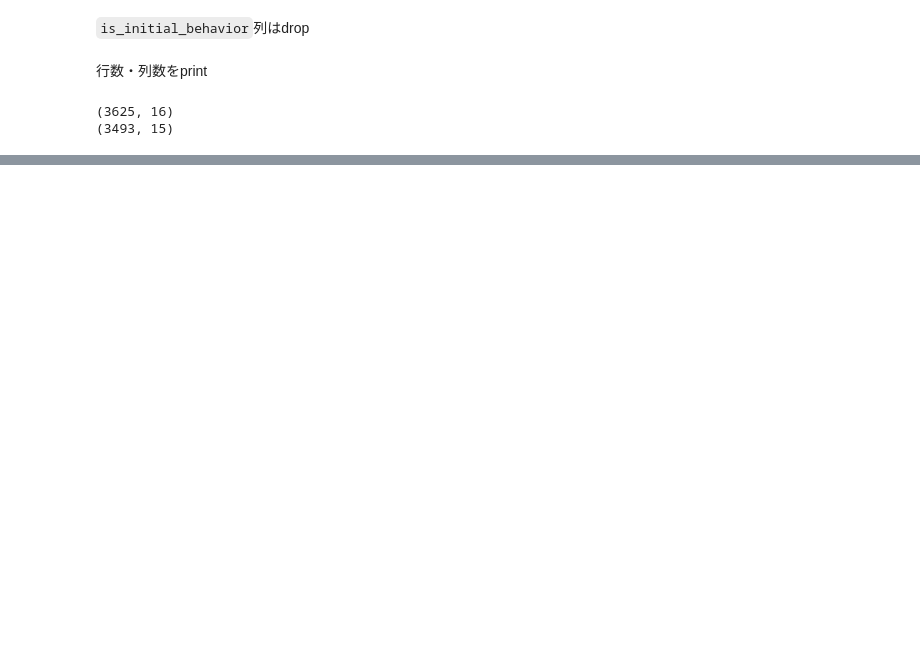
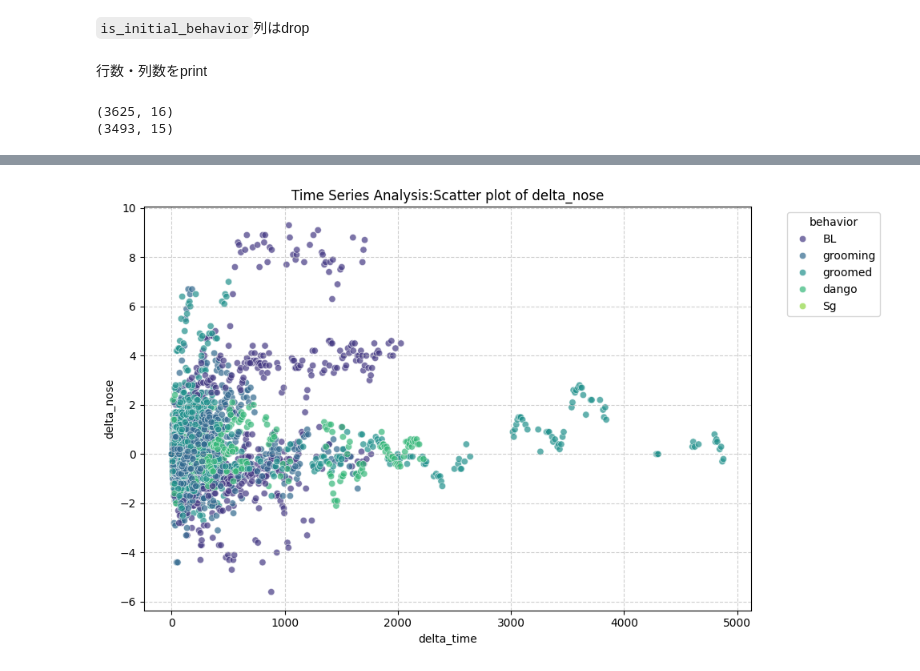
Before and after one commit to Yasui-kyoto/Monkey_Aggression, a Jupyter notebook: notebooks/02_temperature/01_preprocessing.ipynb, the cells around one changed output, grey strips where cells are left out. Cells and saved outputs as stored; diff of their text form; code cells hidden in the pictures; blank space fills up the shorter version.

```diff
--- a/notebooks/02_temperature/01_preprocessing.ipynb
+++ b/notebooks/02_temperature/01_preprocessing.ipynb
@@ -151,0 +242,5 @@ print(initial_behavior_df.shape)
+# %%
+# 2. delta_nose のプロット
+self.plot_behavior_scatter(delta_df, y_column='delta_nose')
+# %% [output]
+[figure, added]
```
Also changed, not shown: parts of 14 cells of this notebook, 1 other file.
